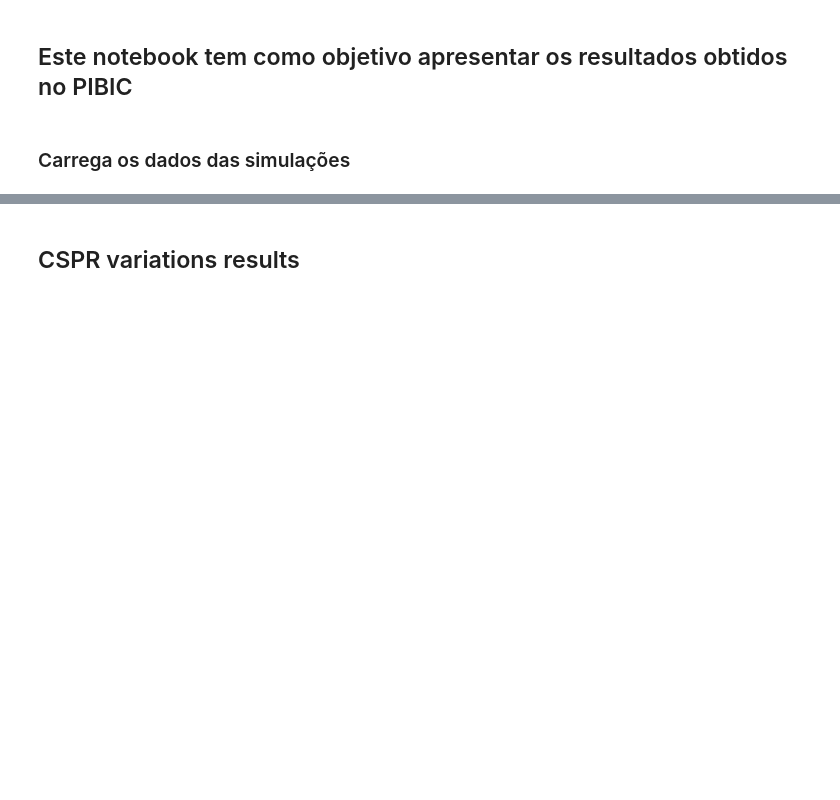
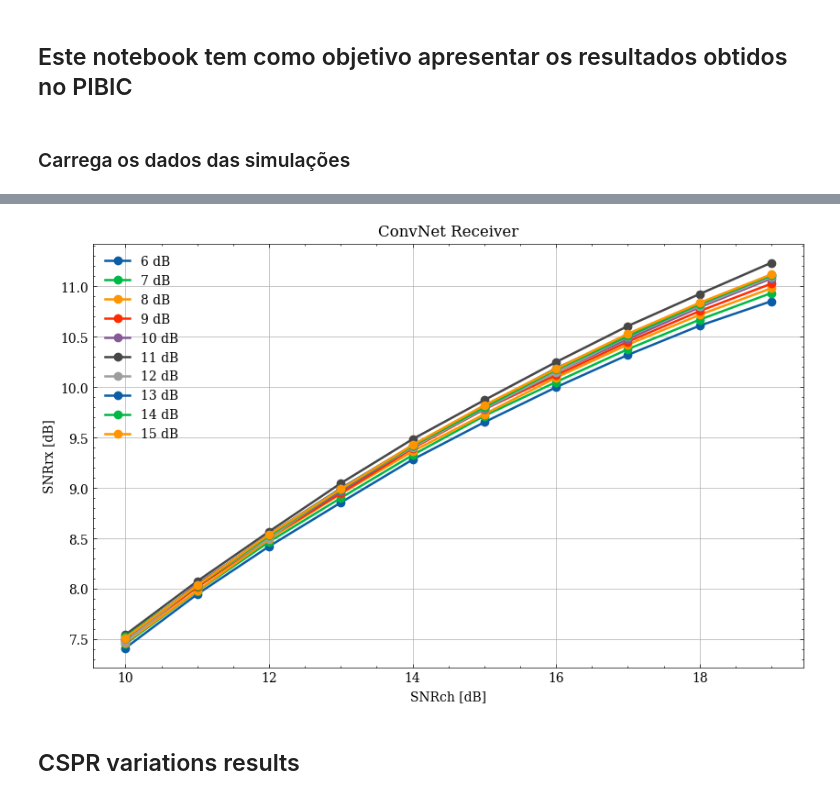
Before and after one commit to silasabs/PIVIC-PIBIC-Comunicacoes-Opticas, a Jupyter notebook: jupyter notebooks/Pibic_Results_PhaseRetrieval.ipynb, the cells around one changed output, grey strips where cells are left out. Saved outputs shown, nothing was run; the diff lists cells and outputs as text; code cells hidden in the pictures; blank space fills up the shorter version.

```diff
--- a/jupyter notebooks/Pibic_Results_PhaseRetrieval.ipynb
+++ b/jupyter notebooks/Pibic_Results_PhaseRetrieval.ipynb
@@ -181,3 +157,16 @@ plt.grid()
+# %%
+plt.figure(figsize=(10,6))
+
+for index, indCSPR in enumerate(loPower):
+    plt.plot(SNR_values, 10*np.log10(CSPR_SNR[:,index][2]), '-o', label=str(indCSPR)+' dB')
+
+plt.legend();
+plt.title('ConvNet Receiver')
+plt.xlabel('SNRch [dB]');
+plt.ylabel('SNRrx [dB]');
+plt.grid();
+# %% [output]
+[figure, added]
 # %% [markdown]
 ## CSPR variations results
 # %%
```
Also changed, not shown: parts of 8 cells of this notebook, 1 other file.
